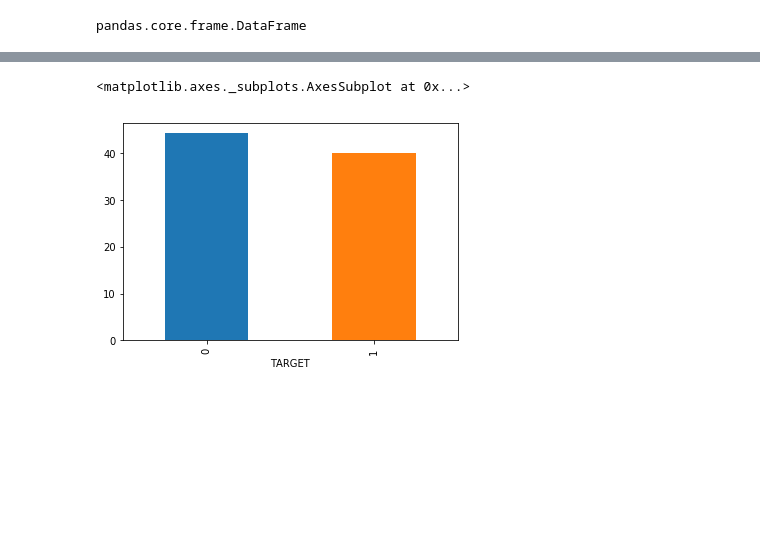
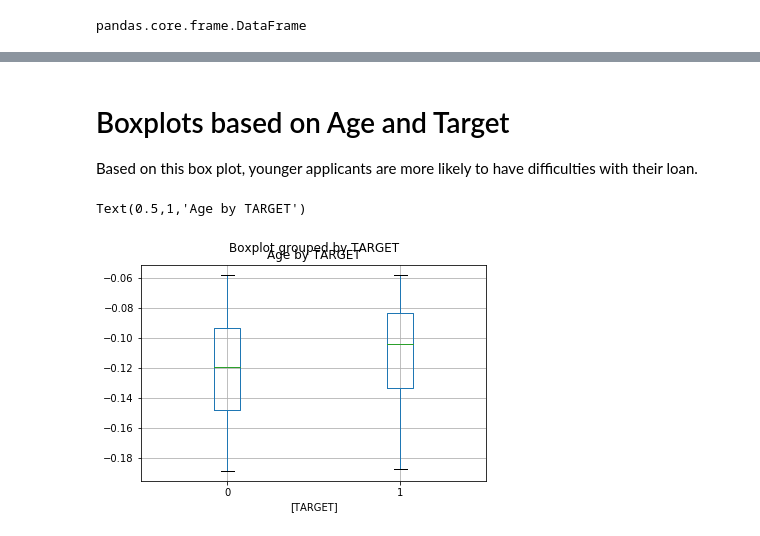
Before and after one commit to nervster/CapstoneProject1, a Jupyter notebook: Capstone1_Data_StoryTelling.ipynb, the cells around one changed output, grey strips where cells are left out. Saved outputs shown, nothing was run; the diff lists cells and outputs as text; code cells hidden in the pictures; blank space fills up the shorter version.

```diff
--- a/Capstone1_Data_StoryTelling.ipynb
+++ b/Capstone1_Data_StoryTelling.ipynb
@@ -71,6 +181,12 @@ df['AMT_GOODS_PRICE_app_train'].plot(kind='hist')
+# %% [markdown]
+# Boxplots based on Age and Target
+
+Based on this box plot, younger applicants are more likely to have difficulties with their loan.
 # %%
+
 df.DAYS_BIRTH = df.DAYS_BIRTH.apply(lambda x:x/-365)
-df.groupby('TARGET')['DAYS_BIRTH'].mean().plot(kind='bar')
+df[['DAYS_BIRTH','TARGET']].boxplot(by='TARGET')
+plt.title('Age by TARGET')
 # %% [output]
-<matplotlib.axes._subplots.AxesSubplot at 0x...>
+Text(0.5,1,'Age by TARGET')
-[figure, old version]
+[figure, new version]
```
Also changed, not shown: parts of 19 cells of this notebook.
